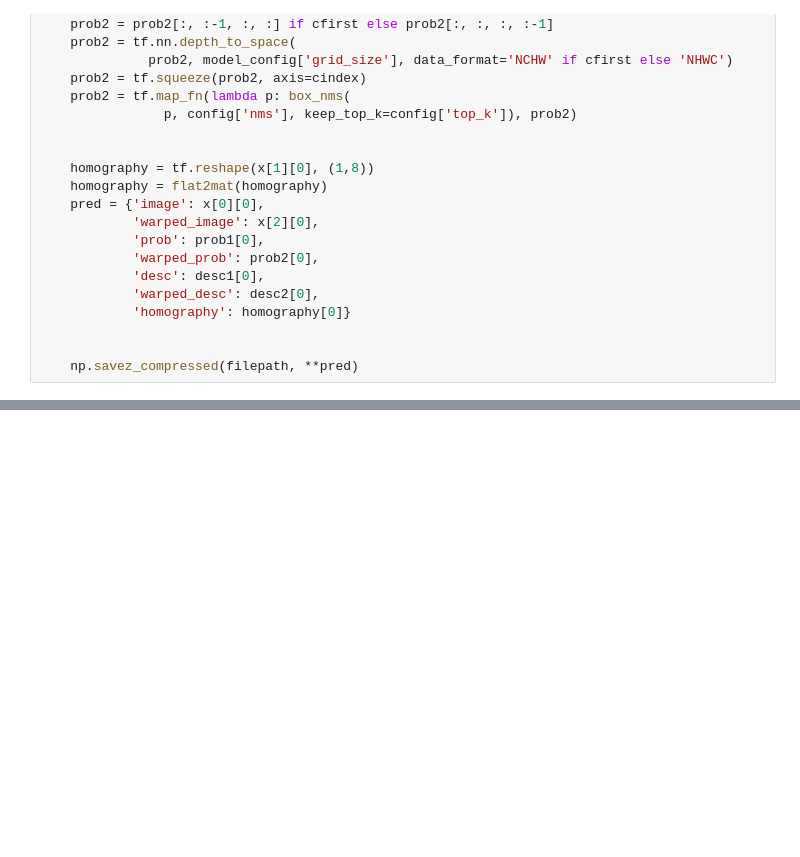
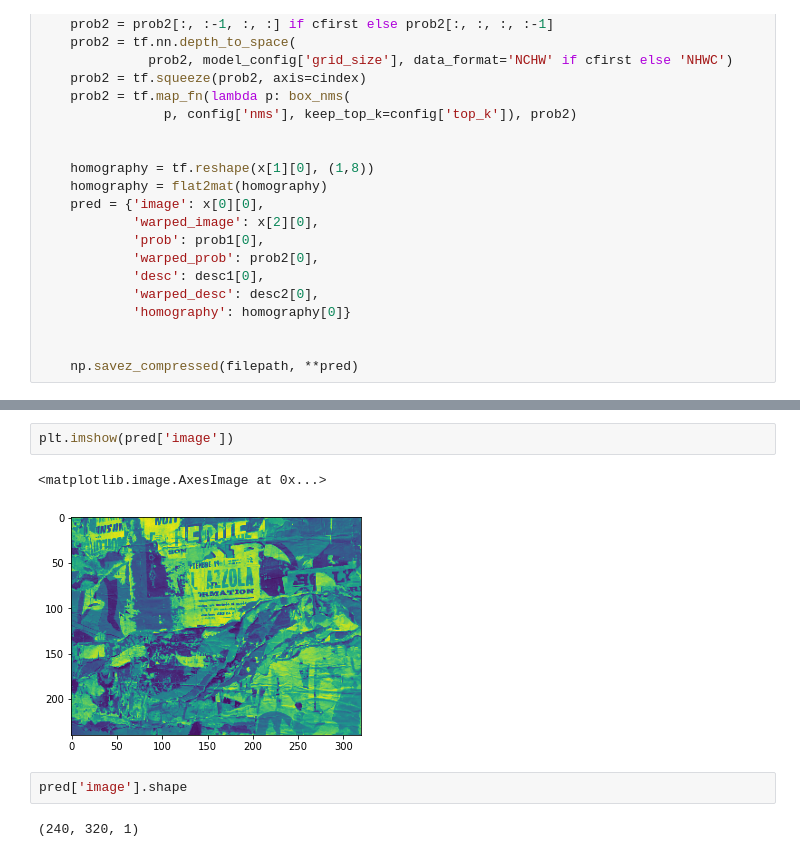
Before and after one commit to amit205/multi-task-learning, a Jupyter notebook: export_descriptors_hpatches.ipynb, the cells around one changed output, grey strips where cells are left out. Drawn from its saved outputs; the diff is of its cells as text; blank space fills up the shorter version.

```diff
--- a/export_descriptors_hpatches.ipynb
+++ b/export_descriptors_hpatches.ipynb
@@ -627,0 +689,9 @@ for i in range(len(files['image_paths'])):
+# %%
+plt.imshow(pred['image'])
+# %% [output]
+<matplotlib.image.AxesImage at 0x...>
+[figure, added]
+# %%
+pred['image'].shape
+# %% [output]
+(240, 320, 1)
```
Also changed, not shown: parts of 7 cells of this notebook, 3 other files.
